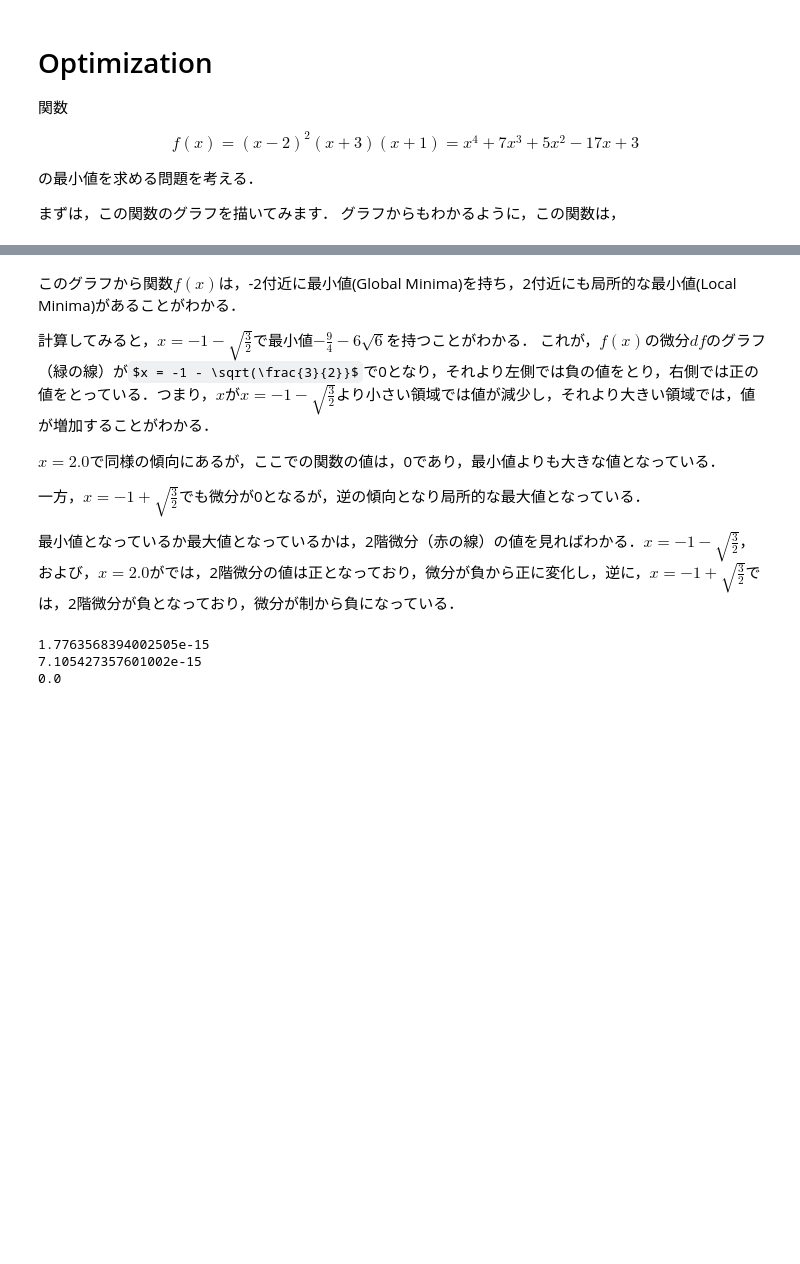
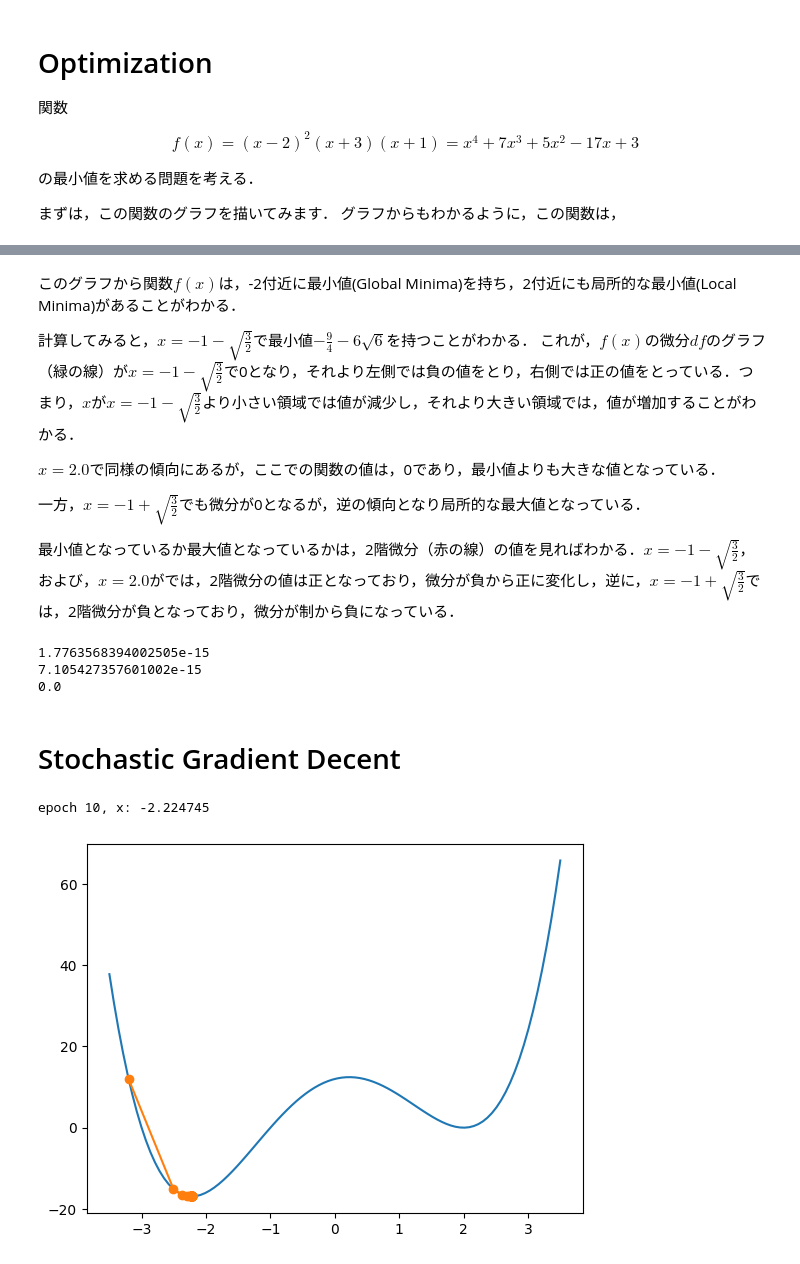
Before and after one commit to namoshi/mathAI, a Jupyter notebook: func_opt.ipynb, the cells around one changed output, grey strips where cells are left out. Cells and saved outputs as stored; diff of their text form; code cells hidden in the pictures; some formulas as TeX source; blank space fills up the shorter version.

```diff
--- a/func_opt.ipynb
+++ b/func_opt.ipynb
@@ -49,7 +49,7 @@ plt.show()
 このグラフから関数$f(x)$は，-2付近に最小値(Global Minima)を持ち，2付近にも局所的な最小値(Local Minima)があることがわかる．
 
 計算してみると，$x = -1 - \sqrt{\frac{3}{2}}$で最小値$-\frac{9}{4}-6\sqrt{6}$を持つことがわかる．
-これが，$f(x)$の微分$df$のグラフ（緑の線）が$x = -1 - \sqrt(\frac{3}{2}}$で0となり，それより左側では負の値をとり，右側では正の値をとっている．つまり，$x$が$x = -1 - \sqrt{\frac{3}{2}}$より小さい領域では値が減少し，それより大きい領域では，値が増加することがわかる．
+これが，$f(x)$の微分$df$のグラフ（緑の線）が$x = -1 - \sqrt{\frac{3}{2}}$で0となり，それより左側では負の値をとり，右側では正の値をとっている．つまり，$x$が$x = -1 - \sqrt{\frac{3}{2}}$より小さい領域では値が減少し，それより大きい領域では，値が増加することがわかる．
 
 $x=2.0$で同様の傾向にあるが，ここでの関数の値は，0であり，最小値よりも大きな値となっている．
 
@@ -64,3 +64,37 @@ print(df(2.0))
 1.7763568394002505e-15
 7.105427357601002e-15
 0.0
+# %% [markdown]
+# Stochastic Gradient Decent
+# %%
+import torch
+
+def gd(initx, eta, f_grad):
+    x = initx
+    results = [x]
+    for i in range(50):
+        x -= eta * f_grad(x)
+        results.append(float(x))
+    print(f'epoch 10, x: {x:f}')
+    return results
+
+
+def show_trace(results, f):
+    n = max(abs(min(results)), abs(max(results)))
+    plt.plot(x, y, label='f(x)')
+    xxx = np.zeros(len(results))
+    yyy = np.zeros(len(results))
+    for i, xx in enumerate(results):
+      xxx[i] = xx
+      yyy[i] = f(xx)
+#    print(xxx)
+#    print(yyy)
+    plt.plot(xxx, yyy, '-o')
+    plt.show()
+
+results = gd(-3.2, 0.01, df)
+#print(results)
+show_trace(results, f)
+# %% [output]
+epoch 10, x: -2.224745
+[figure, added]
```
Also changed, not shown: parts of 4 cells of this notebook.
